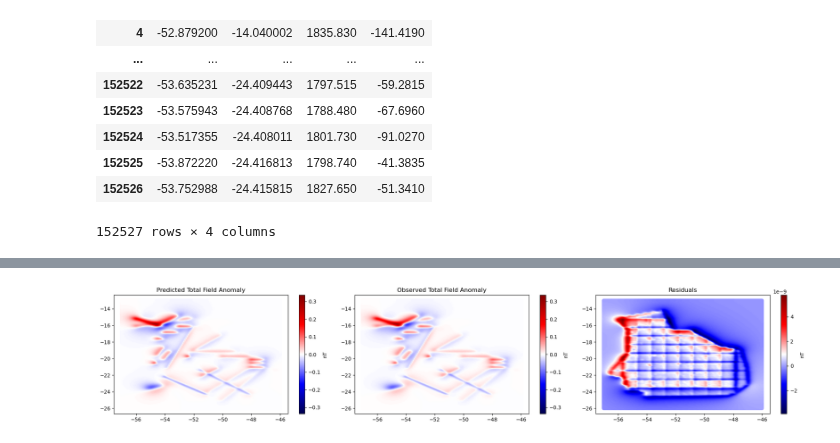
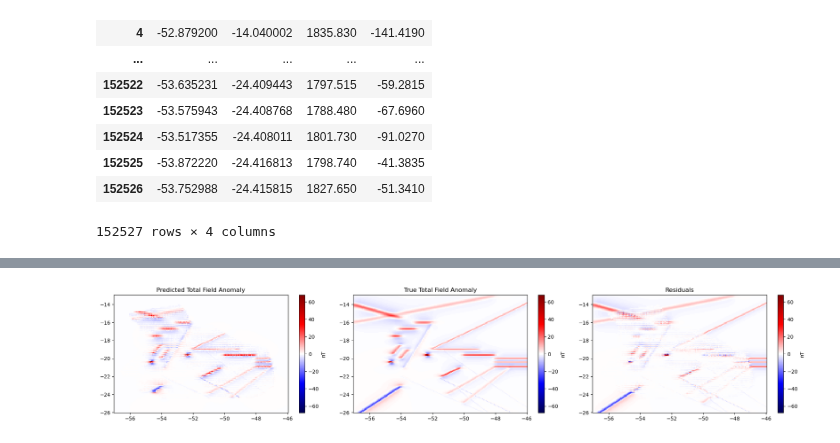
Before and after one commit to compgeolab/eqs-magnetic-spherical, a Jupyter notebook: code/parana-basin-syntetic.ipynb, the cells around one changed output, grey strips where cells are left out. Drawn from its saved outputs; the diff is of its cells as text; code cells hidden in the pictures.

Commit message:
Correct the inversion with the syntetic data
Now the data does not superestimate the data anymore, there was an error during the foward modeling inside the inversion

```diff
--- a/code/parana-basin-syntetic.ipynb
+++ b/code/parana-basin-syntetic.ipynb
@@ -266,12 +449,14 @@ plt.axis("scaled")
 equivalent_layer = (
     coordinates[0],
     coordinates[1],
-    coordinates[2] - 2e4
+    coordinates[2] - 8e3
 )
 
 
 
-damping = 1e-8
+damping = 0
 eqs_inc = 90
 eqs_dec = 0
 eqs_dipole_unit = hm.magnetic_angles_to_vec(1,eqs_inc, eqs_dec)
+
+print(equivalent_layer)
@@ -284,9 +474,9 @@ data_indices = [i[0] for i in data_indices.ravel()]
 # %%
-i = 13
+# i = 10
 
-data_coord = tuple(c[data_indices[i]] for c in coordinates)
-source_coord = tuple(c[source_indices[i]] for c in equivalent_layer)
+# data_coord = tuple(c[data_indices[i]] for c in coordinates)
+# source_coord = tuple(c[source_indices[i]] for c in equivalent_layer)
 
-plt.plot(*data_coord[:2], "or")
-plt.plot(*source_coord[:2], "ob")
-plt.plot(*coordinates[:2], ".k")
+# plt.plot(*data_coord[:2], "or")
+# plt.plot(*source_coord[:2], "ob")
+# plt.plot(*coordinates[:2], ".k")
@@ -435,24 +604,32 @@ for i in window_indices:
+# %%
+predicted_total_field_grid = hm.total_field_anomaly(
+    sph.dipole_magnetic_geodetic(
+        grid_coord, equivalent_layer, eqs_vector_geod
+    ),
+    inclination,
+    declination,
+)
 # %%
+diff_grid_tfa = grided_dd_anomaly -  predicted_total_field_grid
+
 plt.figure(figsize=(20,4))
 plt.subplot(1,3,2)
-plt.title("Observed Total Field Anomaly")
-plt.scatter(
-    *grid_coord[:2], c=grided_dd_anomaly, cmap="seismic", vmin=-scale, vmax=scale
+plt.title("True Total Field Anomaly")
+plt.pcolormesh(
+    *grid_coord[:2], grided_dd_anomaly, cmap="seismic", vmin=-scale, vmax=scale
 )
 plt.colorbar(label='nT')
 plt.subplot(1,3,1)
 plt.title("Predicted Total Field Anomaly")
-plt.scatter(
-    *grid_coord[:2], c=predicted_total_field_grid, cmap="seismic", vmin=-scale, vmax=scale
+plt.pcolormesh(
+    *grid_coord[:2], predicted_total_field_grid, cmap="seismic", vmin=-scale, vmax=scale
 )
 plt.colorbar(label='nT')
-diff_grid_tfa = grided_dd_anomaly - predicted_total_field_grid
-rmse_grid_tfa = np.sqrt(np.square(diff_grid_tfa).mean())
 plt.subplot(1,3,3)
 plt.title('Residuals')
-plt.scatter(
-    *grid_coord[:2], c=diff_grid_tfa, cmap="seismic")
+plt.pcolormesh(
+    *grid_coord[:2], diff_grid_tfa, cmap="seismic", vmin=-scale, vmax=scale)
 plt.colorbar(label='nT')
 plt.tight_layout()
 # %% [output]
-[figure, old version]
+[figure, new version]
```
Also changed, not shown: parts of 15 cells of this notebook, 1 other file.
